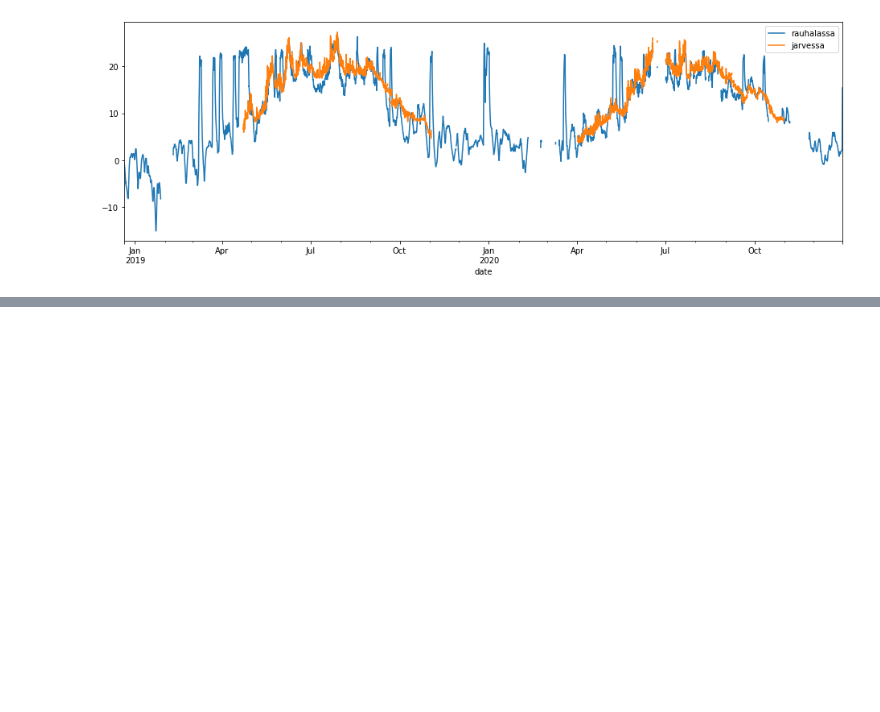
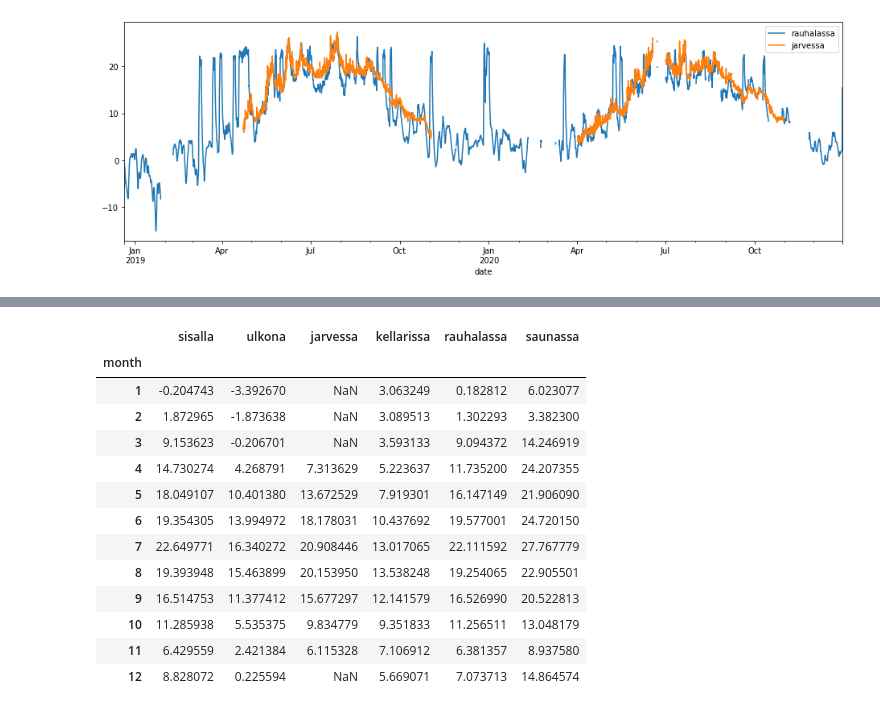
Before and after one commit to vuorenkoski/lampotilat, a Jupyter notebook: datan_esittaminen.ipynb, the cells around one changed output, grey strips where cells are left out. Cells and saved outputs as stored; diff of their text form; code cells hidden in the pictures; blank space fills up the shorter version.

```diff
--- a/datan_esittaminen.ipynb
+++ b/datan_esittaminen.ipynb
@@ -110,0 +138,18 @@ date
+# %%
+df_monthly['month'] = pd.DatetimeIndex(df_monthly.index).month
+df_monthly.groupby(['month']).mean()
+# %% [output]
+|  | sisalla | ulkona | jarvessa | kellarissa | rauhalassa | saunassa |
+| month |  |  |  |  |  |  |
+| 1 | -0.204743 | -3.392670 | NaN | 3.063249 | 0.182812 | 6.023077 |
+| 2 | 1.872965 | -1.873638 | NaN | 3.089513 | 1.302293 | 3.382300 |
+| 3 | 9.153623 | -0.206701 | NaN | 3.593133 | 9.094372 | 14.246919 |
+| 4 | 14.730274 | 4.268791 | 7.313629 | 5.223637 | 11.735200 | 24.207355 |
+| 5 | 18.049107 | 10.401380 | 13.672529 | 7.919301 | 16.147149 | 21.906090 |
+| 6 | 19.354305 | 13.994972 | 18.178031 | 10.437692 | 19.577001 | 24.720150 |
+| 7 | 22.649771 | 16.340272 | 20.908446 | 13.017065 | 22.111592 | 27.767779 |
+| 8 | 19.393948 | 15.463899 | 20.153950 | 13.538248 | 19.254065 | 22.905501 |
+| 9 | 16.514753 | 11.377412 | 15.677297 | 12.141579 | 16.526990 | 20.522813 |
+| 10 | 11.285938 | 5.535375 | 9.834779 | 9.351833 | 11.256511 | 13.048179 |
+| 11 | 6.429559 | 2.421384 | 6.115328 | 7.106912 | 6.381357 | 8.937580 |
+| 12 | 8.828072 | 0.225594 | NaN | 5.669071 | 7.073713 | 14.864574 |
```
Also changed, not shown: parts of 11 cells of this notebook.
